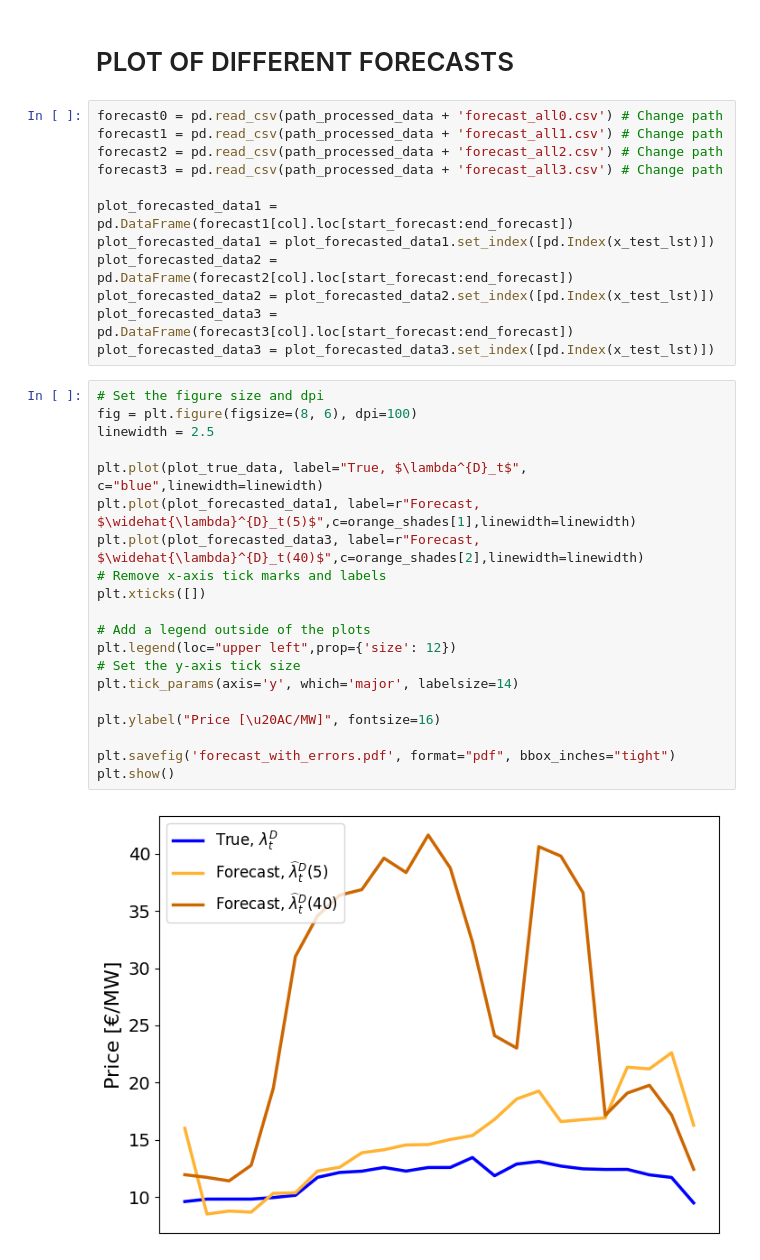
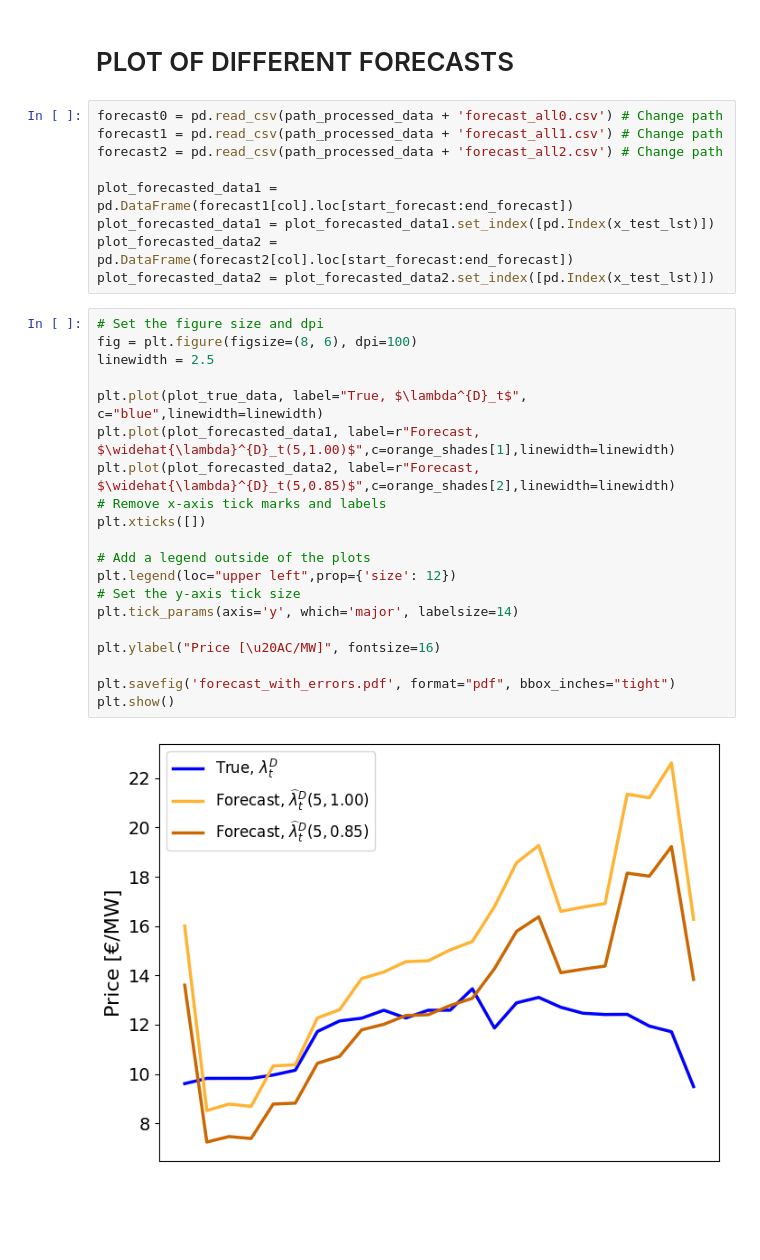
Before and after one commit to junesooshin/lightenup, a Jupyter notebook: Data Examination/Check forecast.ipynb, the cells around one changed output. Saved outputs shown, nothing was run; the diff lists cells and outputs as text; blank space fills up the shorter version.

```diff
--- a/Data Examination/Check forecast.ipynb
+++ b/Data Examination/Check forecast.ipynb
@@ -212,33 +212,30 @@ plt.show()
 forecast0 = pd.read_csv(path_processed_data + 'forecast_all0.csv') # Change path
 forecast1 = pd.read_csv(path_processed_data + 'forecast_all1.csv') # Change path
 forecast2 = pd.read_csv(path_processed_data + 'forecast_all2.csv') # Change path
-forecast3 = pd.read_csv(path_processed_data + 'forecast_all3.csv') # Change path
 
 plot_forecasted_data1 = pd.DataFrame(forecast1[col].loc[start_forecast:end_forecast])
 plot_forecasted_data1 = plot_forecasted_data1.set_index([pd.Index(x_test_lst)])
 plot_forecasted_data2 = pd.DataFrame(forecast2[col].loc[start_forecast:end_forecast])
 plot_forecasted_data2 = plot_forecasted_data2.set_index([pd.Index(x_test_lst)])
-plot_forecasted_data3 = pd.DataFrame(forecast3[col].loc[start_forecast:end_forecast])
-plot_forecasted_data3 = plot_forecasted_data3.set_index([pd.Index(x_test_lst)])
 # %%
 # Set the figure size and dpi
 fig = plt.figure(figsize=(8, 6), dpi=100)
 linewidth = 2.5
 
 plt.plot(plot_true_data, label="True, $\lambda^{D}_t$", c="blue",linewidth=linewidth)
-plt.plot(plot_forecasted_data1, label=r"Forecast, $\widehat{\lambda}^{D}_t(5)$",c=orange_shades[1],linewidth=linewidth)
-plt.plot(plot_forecasted_data3, label=r"Forecast, $\widehat{\lambda}^{D}_t(40)$",c=orange_shades[2],linewidth=linewidth)
+plt.plot(plot_forecasted_data1, label=r"Forecast, $\widehat{\lambda}^{D}_t(5,1.00)$",c=orange_shades[1],linewidth=linewidth)
+plt.plot(plot_forecasted_data2, label=r"Forecast, $\widehat{\lambda}^{D}_t(5,0.85)$",c=orange_shades[2],linewidth=linewidth)
 # Remove x-axis tick marks and labels
 plt.xticks([])
 
 # Add a legend outside of the plots
 plt.legend(loc="upper left",prop={'size': 12})
 # Set the y-axis tick size
 plt.tick_params(axis='y', which='major', labelsize=14)
 
 plt.ylabel("Price [\u20AC/MW]", fontsize=16)
 
 plt.savefig('forecast_with_errors.pdf', format="pdf", bbox_inches="tight")
 plt.show()
 # %% [output]
-[figure, old version]
+[figure, new version]
```
Also changed, not shown: 5 other files.
